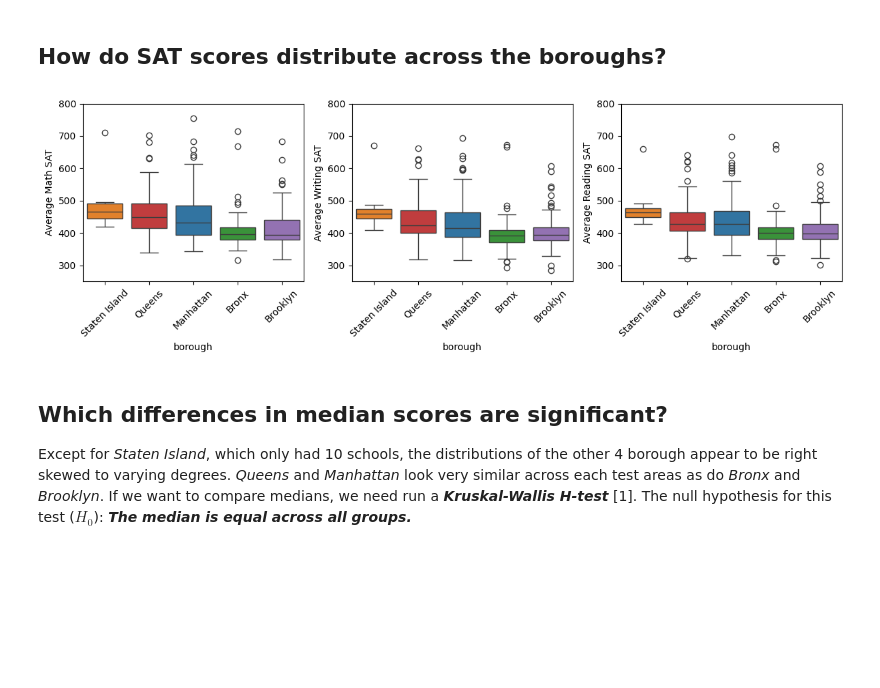
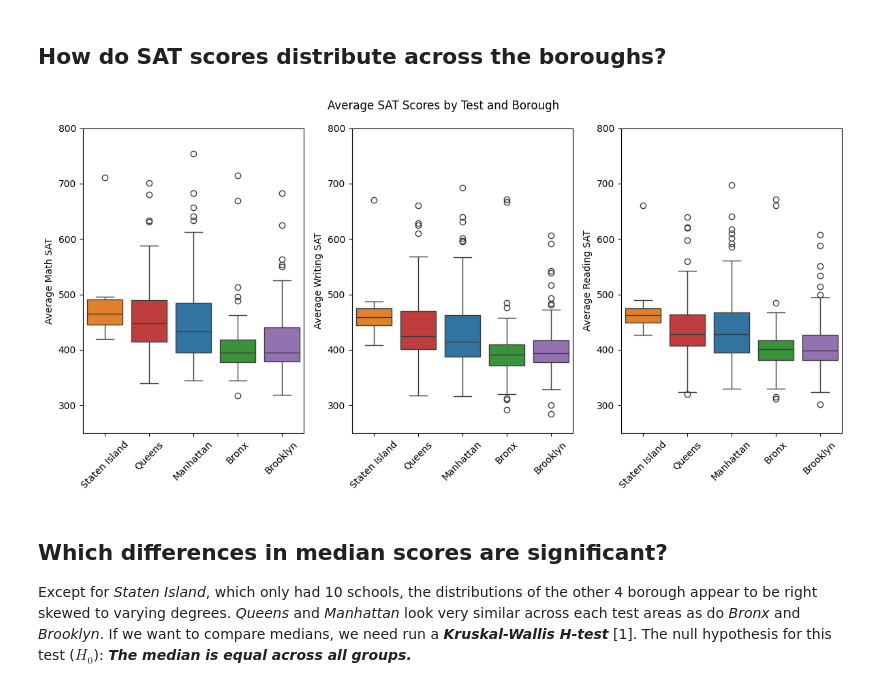
Before and after one commit to MichaelSzczepaniak/DSPortfolio, a Jupyter notebook: NYC_Public_Schools/nyc_schools.ipynb, the cells around one changed output. Saved outputs shown, nothing was run; the diff lists cells and outputs as text; code cells hidden in the pictures; blank space fills up the shorter version.

Commit message:
add title to nyc facet grid plot of sat scores, add updates to readme

```diff
--- a/NYC_Public_Schools/nyc_schools.ipynb
+++ b/NYC_Public_Schools/nyc_schools.ipynb
@@ -58,31 +81,36 @@ schools.describe()
 # %% [markdown]
 ## How do SAT scores distribute across the boroughs?
 # %%
-fig1, ax1 = plt.subplots(1, 3, figsize=(12, 4))
+fig1, ax1 = plt.subplots(1, 3, figsize=(12, 6))
 # https://github.com/stipub/stixfonts/blob/master/docs/STIXTwoMath-Regular.pdf
 # ax1[0].plot(schools["average_math"], schools["average_reading"], marker= '$\u00BA$', linestyle="None")
 # https://matplotlib.org/api/markers_api.html
 # ax1[1].plot(schools["average_math"], schools["average_writing"], marker='+', linestyle="None")
 # ax1[2].plot(schools["average_writing"], schools["average_reading"], marker='x', linestyle="None")
 
 # order from high to low borough L-to-R
 hue_ord = schools.groupby("borough")["average_math"].median().sort_values(ascending=False).index.tolist()
 sns.boxplot(data=schools, x="borough", y="average_math", hue="borough", order=hue_ord, ax=ax1[0])
 sns.boxplot(data=schools, x="borough", y="average_writing", hue="borough", order=hue_ord, ax=ax1[1])
 sns.boxplot(data=schools, x="borough", y="average_reading", hue="borough", order=hue_ord, ax=ax1[2])
 
 ax1[0].set_ylabel("Average Math SAT")
+ax1[0].set_xlabel(None)
 ax1[1].set_ylabel("Average Writing SAT")
+ax1[1].set_xlabel(None)
 ax1[2].set_ylabel("Average Reading SAT")
+ax1[2].set_xlabel(None)
 # make x-ticks readable, and y-axis range the same for easier comparison
 for i in range(3):
     ax1[i].tick_params(axis='x', labelrotation=45)
     ax1[i].set_ylim(250, 800)
 
+fig1.suptitle("Average SAT Scores by Test and Borough")
+
 plt.tight_layout()
 plt.show()
 # %% [output]
-[figure, old version]
+[figure, new version]
 # %% [markdown]
 ## Which differences in median scores are significant?
 
```
Also changed, not shown: parts of 4 cells of this notebook, 1 other file.
